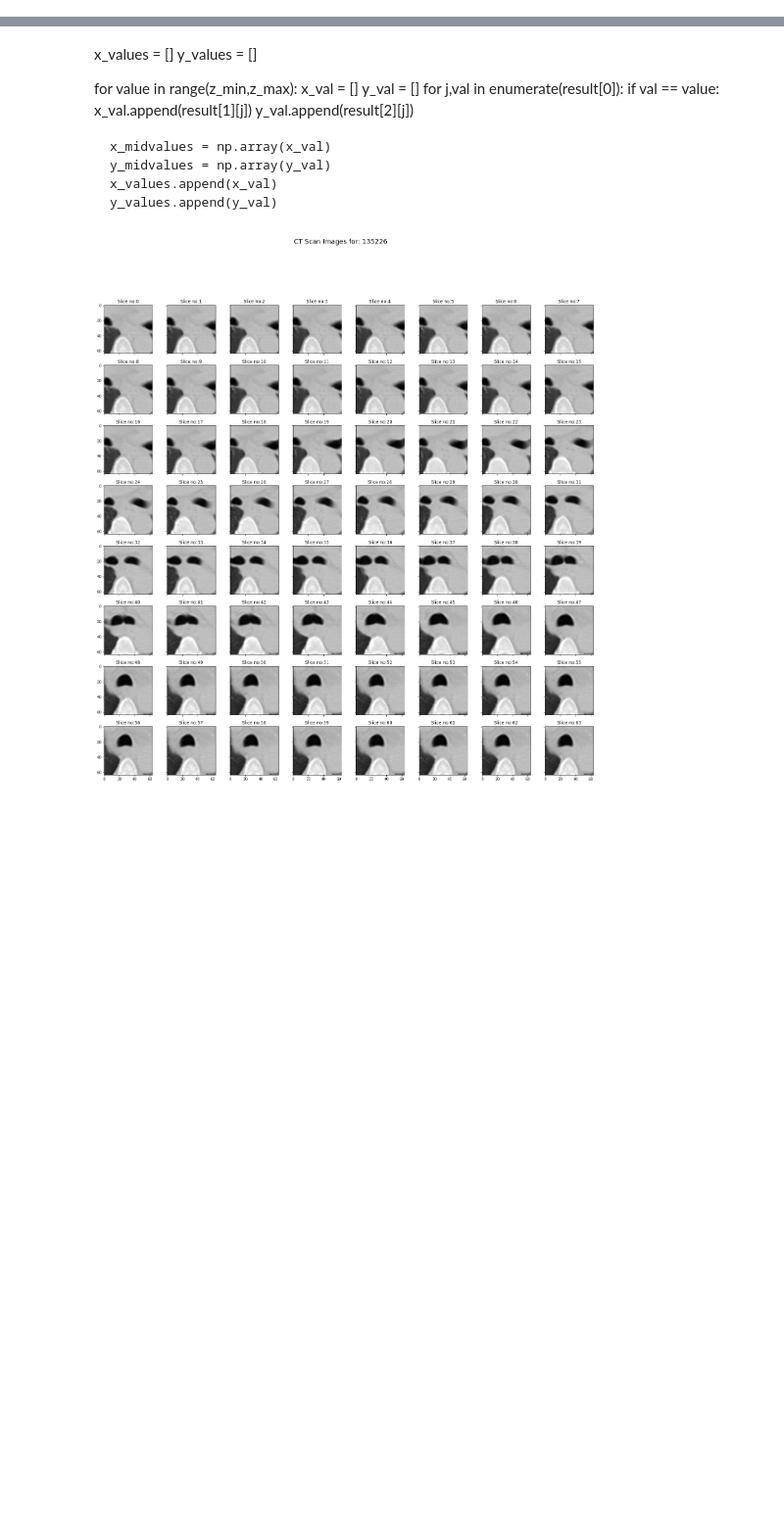
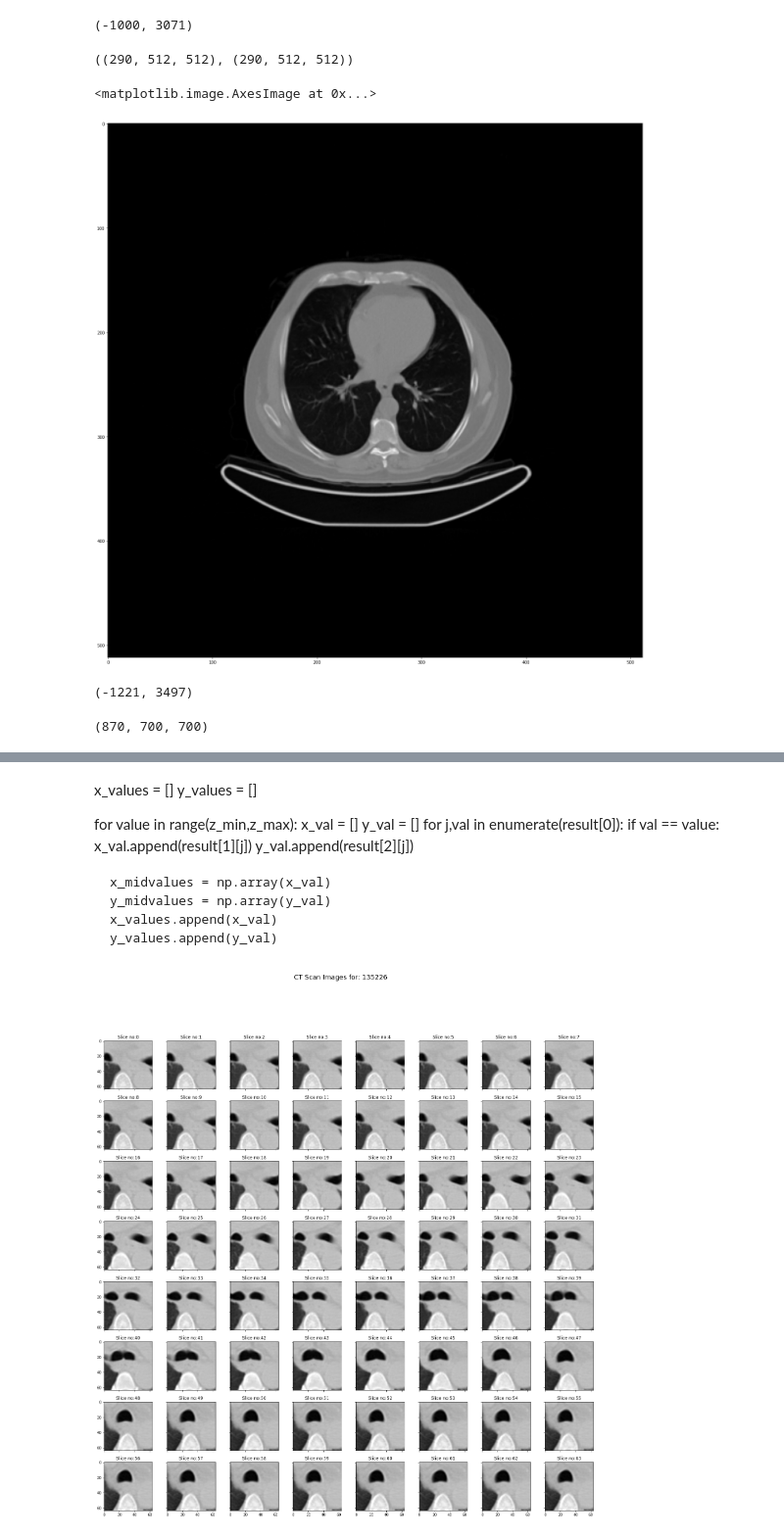
Before and after one commit to kundan1974/QARCutilities, a Jupyter notebook: DICOM_explorer02.ipynb, the cells around one changed output, grey strips where cells are left out. Shown at 98% size. Drawn from its saved outputs; the diff is of its cells as text; code cells hidden in the pictures; blank space fills up the shorter version.

Commit message:
dicom image evaluation in notebooks

```diff
--- a/DICOM_explorer02.ipynb
+++ b/DICOM_explorer02.ipynb
@@ -19,8 +19,8 @@ def normalize(image,MIN_BOUND,MAX_BOUND):
     image[image<0] = 0.
     return image
 # %%
-dicom_file = '../imagedata/test_dicom/135226/'
-rtstruct_file = '../imagedata/RTstrFiles/RS.135226.dcm'
+dicom_file = 'D:/imagedata/Esophagus_DICOM_211Pt/125005/'
+rtstruct_file = 'D:/imagedata/Esophagus_DICOM_211Pt/125005/RS.125005.dcm'
 rtreader = RtStructInputAdapter()
 dcm_patient_coords_to_mask = DcmPatientCoords2Mask()
 # %%
@@ -74,9 +78,19 @@ mask.CopyInformation(dicom_image)
 msk_array = sitk.GetArrayFromImage(mask)
 img_array = sitk.GetArrayFromImage(dicom_image)
 # %%
-img_array.min()
+img_array.min(), img_array.max()
+# %% [output]
+(-1000, 3071)
 # %%
 msk_array.shape, img_array.shape
+# %% [output]
+((290, 512, 512), (290, 512, 512))
+# %%
+plt.figure(figsize=(24,24))
+plt.imshow(img_array[180,:,:],cmap='gray')
+# %% [output]
+<matplotlib.image.AxesImage at 0x...>
+[figure, added]
 # %%
 def resample(image_array, dicom_image, new_spacing=[1,1,1]):
     # Determine current pixel spacing
@@ -97,0 +112,4 @@ msk_array_resampled = resample(msk_array,dicom_image)
+# %%
+img_array_resampled[0].min(),img_array_resampled[0].max()
+# %% [output]
+(-1221, 3497)
@@ -97,0 +122,4 @@ msk_array_resampled = resample(msk_array,dicom_image)
+# %%
+img.shape
+# %% [output]
+(870, 700, 700)
```
Also changed, not shown: parts of 11 cells of this notebook, 2 other files.
